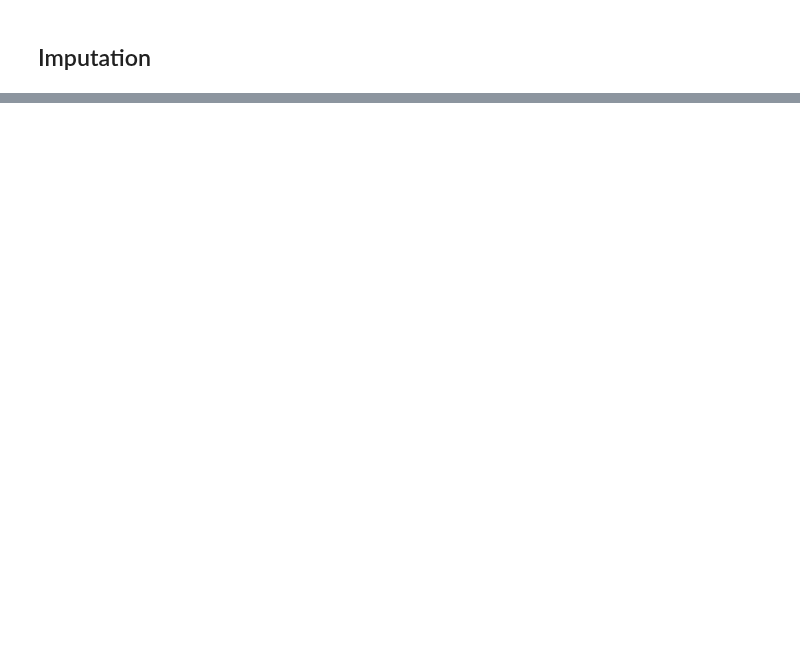
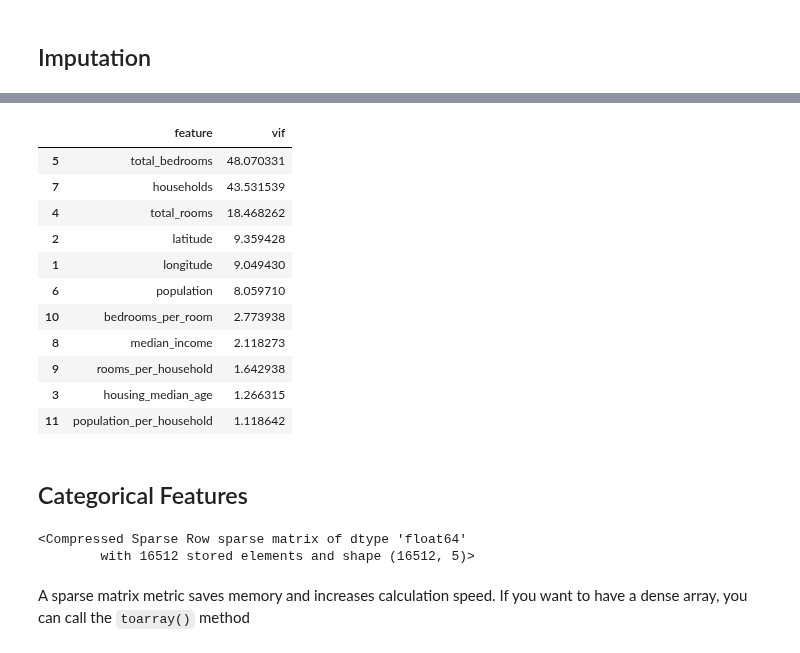
Before and after one commit to Chun-Yu-Lin/california_housing_price, a Jupyter notebook: california_housing_price.ipynb, the cells around one changed output, grey strips where cells are left out. Saved outputs shown, nothing was run; the diff lists cells and outputs as text; code cells hidden in the pictures; blank space fills up the shorter version.

```diff
--- a/california_housing_price.ipynb
+++ b/california_housing_price.ipynb
@@ -211,0 +294,25 @@ imputer.strategy
+# %%
+from statsmodels.stats.outliers_influence import variance_inflation_factor
+from statsmodels.tools.tools import add_constant
+
+def compute_vif(df_num: pd.DataFrame) -> pd.DataFrame:
+    cleaned_df = df_num.dropna().copy()
+
+    # drop the target variable
+    cleaned_df = cleaned_df.drop(columns=["median_house_value"])
+
+    # add a constant column to the dataframe
+    cleaned_df = add_constant(cleaned_df)
+
+    # calculate VIF for each feature
+    vif = pd.DataFrame()
+    vif["feature"] = cleaned_df.columns
+    vif["vif"] = [variance_inflation_factor(cleaned_df.values, i) for i in range(len(cleaned_df.columns))]
+
+    # drop the constant row
+    vif = vif[vif["feature"] != "const"]
+
+    return vif.sort_values(by="vif", ascending=False)
+
+vif_df = compute_vif(housing_num)
+vif_df
@@ -211,0 +339,30 @@ imputer.strategy
+# %%
+vif_df = compute_vif(housing_num)
+vif_df
+# %% [output]
+|  | feature | vif |
+| 5 | total_bedrooms | 48.070331 |
+| 7 | households | 43.531539 |
+| 4 | total_rooms | 18.468262 |
+| 2 | latitude | 9.359428 |
+| 1 | longitude | 9.049430 |
+| 6 | population | 8.059710 |
+| 10 | bedrooms_per_room | 2.773938 |
+| 8 | median_income | 2.118273 |
+| 9 | rooms_per_household | 1.642938 |
+| 3 | housing_median_age | 1.266315 |
+| 11 | population_per_household | 1.118642 |
+# %% [markdown]
+## Categorical Features
+# %%
+from sklearn.preprocessing import OneHotEncoder
+
+housing_cat = housing[["ocean_proximity"]]
+cat_encoder = OneHotEncoder()
+housing_cat_encoded = cat_encoder.fit_transform(housing_cat)
+housing_cat_encoded
+# %% [output]
+<Compressed Sparse Row sparse matrix of dtype 'float64'
+        with 16512 stored elements and shape (16512, 5)>
+# %% [markdown]
+A sparse matrix metric saves memory and increases calculation speed. If you want to have a dense array, you can call the `toarray()` method
```
Also changed, not shown: parts of 42 cells of this notebook, 1 other file.
